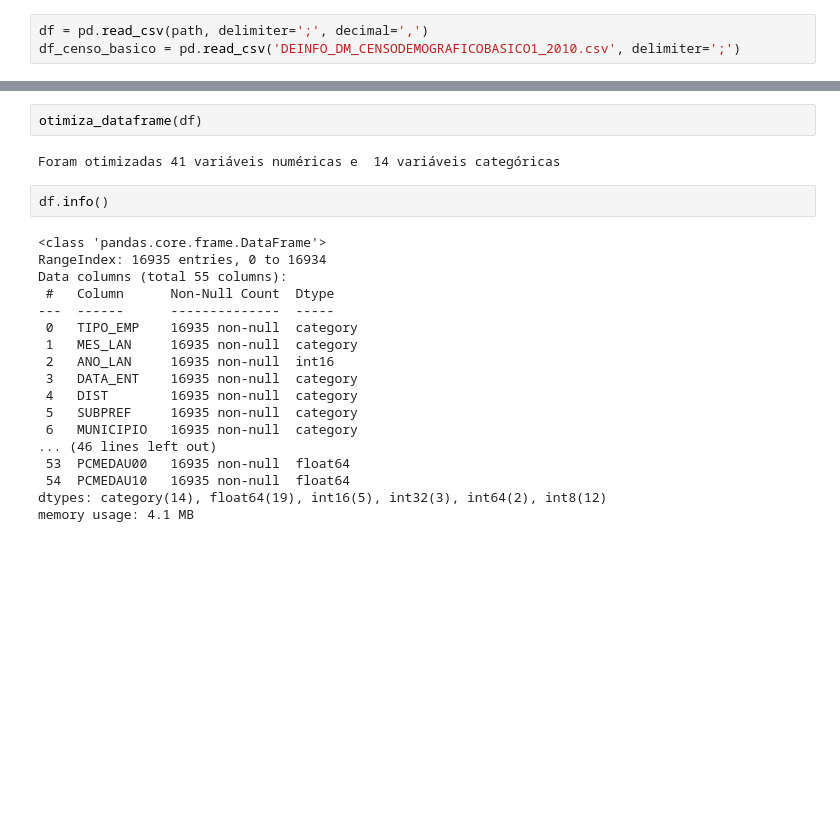
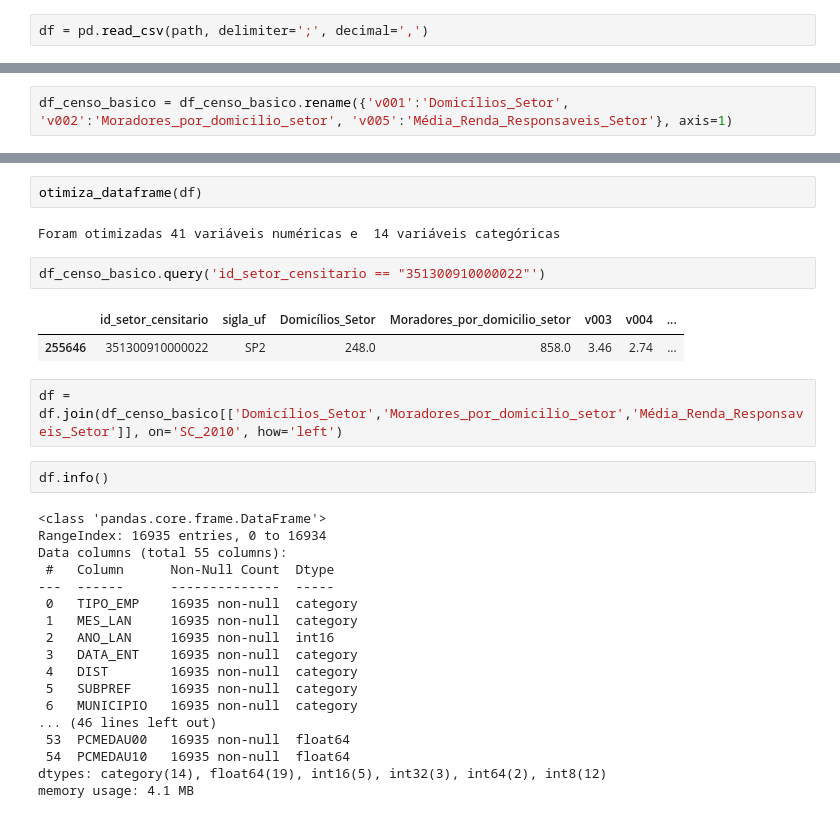
Before and after one commit to LissesCastro/Tera-Mercado-Imobiliario-SP, a Jupyter notebook: Codigo_EDA.ipynb, the cells around one changed output, grey strips where cells are left out. Saved outputs shown, nothing was run; the diff lists cells and outputs as text; blank space fills up the shorter version.

```diff
--- a/Codigo.ipynb
+++ b/Codigo_EDA.ipynb
@@ -71,4 +87,3 @@ def otimiza_dataframe (dataframe):
     print('Foram otimizadas {} variáveis numéricas e  {} variáveis categóricas'.format(counter_num, counter_cat))
 # %%
 df = pd.read_csv(path, delimiter=';', decimal=',')
-df_censo_basico = pd.read_csv('DEINFO_DM_CENSODEMOGRAFICOBASICO1_2010.csv', delimiter=';')
@@ -85,3 +90,5 @@ Index(['COD_SETOR', 'COD_GRANDE', 'NOME_GRAND', 'COD_UF', 'NOME_DA_UF',
+# %%
+df_censo_basico = df_censo_basico.rename({'v001':'Domicílios_Setor', 'v002':'Moradores_por_domicilio_setor', 'v005':'Média_Renda_Responsaveis_Setor'}, axis=1)
 # %%
 df = df.drop(['ID', 'NOME_EMP','CEP','SETOR', 'QUADRA', 'LOTE', 'COD_EMP', 'ENDERECOCO', 'LOGRADOURO', 'TIT_VIA', 'NUM','CEP_4DIG', 'ENGENHEIRO', 'ARQUITETO', 'HOTELARIA', 'INCOPORADO'], axis=1)
 df.info()
@@ -121,6 +128,13 @@ for col in ['RENRESP91', 'PCMEDAU91', 'PCMEDAU00','PCMEDAU10']:
 otimiza_dataframe(df)
 # %% [output]
 Foram otimizadas 41 variáveis numéricas e  14 variáveis categóricas
+# %%
+df_censo_basico.query('id_setor_censitario == "351300910000022"')
+# %% [output]
+|  | id_setor_censitario | sigla_uf | Domicílios_Setor | Moradores_por_domicilio_setor | v003 | v004 | ... |
+| 255646 | 351300910000022 | SP2 | 248.0 | 858.0 | 3.46 | 2.74 | ... |
+# %%
+df = df.join(df_censo_basico[['Domicílios_Setor','Moradores_por_domicilio_setor','Média_Renda_Responsaveis_Setor']], on='SC_2010', how='left')
 # %%
 df.info()
 # %% [output]
```
Also changed, not shown: parts of 5 cells of this notebook.
